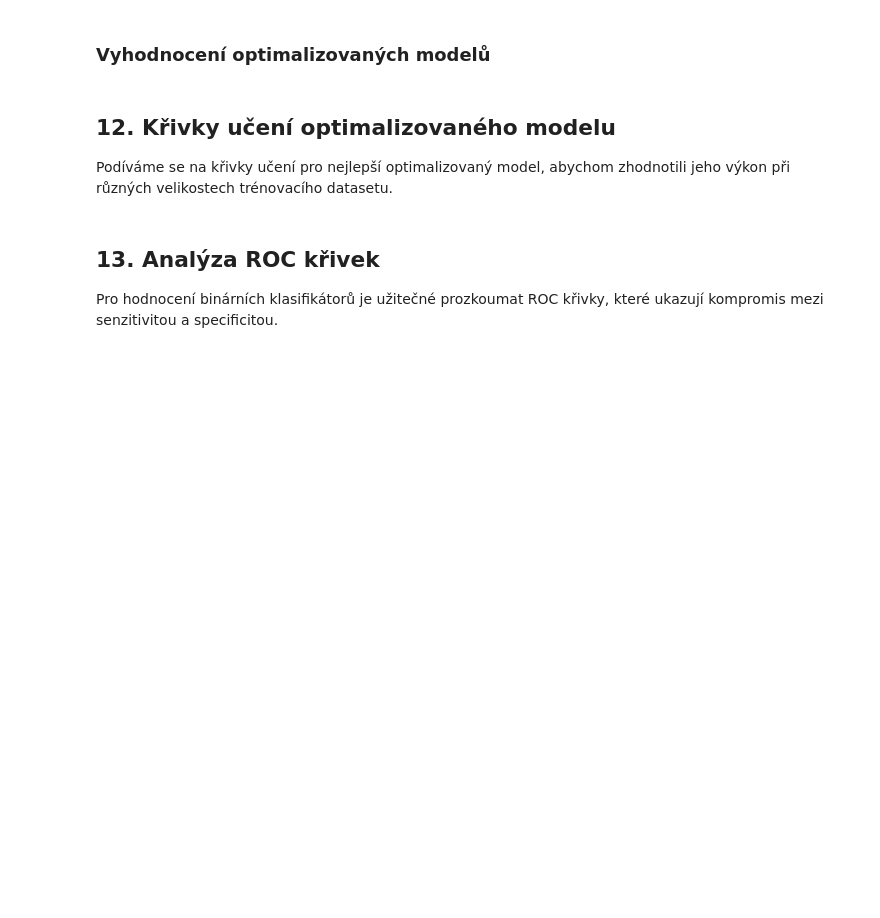
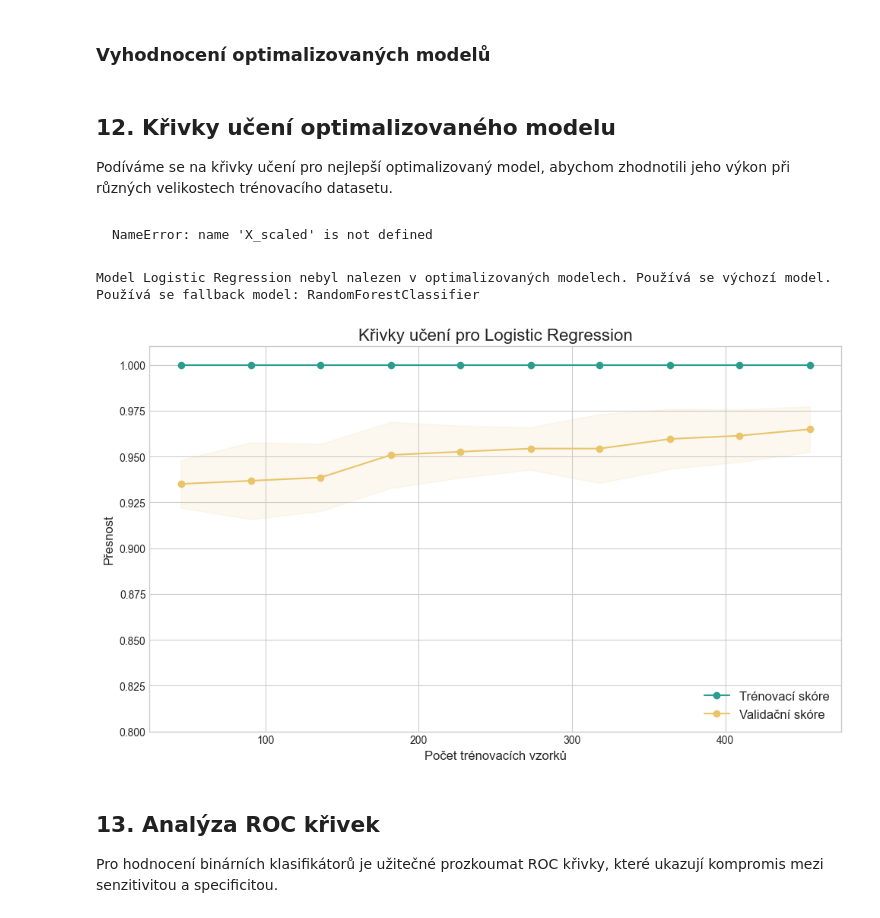
Before and after one commit to pavelklos/ai-ml, a Jupyter notebook: 9-SCIKIT-LEARN/01.05-Classification-Ensemble-Classifiers.ipynb, the cells around one changed output. Drawn from its saved outputs; the diff is of its cells as text; code cells hidden in the pictures; blank space fills up the shorter version.

````diff
--- a/9-SCIKIT-LEARN/01.05-Classification-Ensemble-Classifiers.ipynb
+++ b/9-SCIKIT-LEARN/01.05-Classification-Ensemble-Classifiers.ipynb
@@ -614,3 +925,77 @@ plt.show()
+# %% [markdown]
+```
+NameError: name 'X_scaled' is not defined
+```
+# %%
+from sklearn.preprocessing import StandardScaler
+from sklearn.model_selection import learning_curve
+import matplotlib.pyplot as plt
+import numpy as np
+
+# Sloučení trénovacích a testovacích dat pro celý dataset
+X_full = np.vstack((X_train, X_test))
+y_full = np.concatenate((y_train, y_test))
+
+# Škálování celého datasetu
+scaler = StandardScaler()
+X_scaled = scaler.fit_transform(X_full)
+y = y_full  # cílová proměnná
+
+# Výběr nejlepšího modelu
+best_model_name = best_models[0]
+best_model = optimized_models.get(best_model_name)
+
+# Bezpečnostní ošetření - fallback
+if best_model is None:
+    print(f"Model {best_model_name} nebyl nalezen v optimalizovaných modelech. Používá se výchozí model.")
+    if best_model_name == "Stacking Classifier":
+        best_model = stacking_classifier
+    elif best_model_name == "Soft Voting":
+        best_model = soft_voting
+    else:
+        # Fallback na Random Forest, pokud je vše ostatní selže
+        print("Používá se fallback model: RandomForestClassifier")
+        from sklearn.ensemble import RandomForestClassifier
+        best_model = RandomForestClassifier(random_state=42)
+        best_model.fit(X_train_scaled, y_train)
+
+# Kontrola, že model je platný
+if best_model is None:
+    raise ValueError("Není k dispozici žádný platný model pro vygenerování křivky učení.")
+
+# Generování křivek učení
+train_sizes, train_scores, test_scores = learning_curve(
+    best_model, X_scaled, y,
+    train_sizes=np.linspace(0.1, 1.0, 10),
+    cv=5,
+    scoring='accuracy',
+    n_jobs=-1
+)
+
+# Výpočet průměrů a směrodatných odchylek
+train_mean = np.mean(train_scores, axis=1)
+train_std = np.std(train_scores, axis=1)
+test_mean = np.mean(test_scores, axis=1)
+test_std = np.std(test_scores, axis=1)
+
+# Vizualizace křivek učení
+plt.figure(figsize=(10, 6))
+plt.plot(train_sizes, train_mean, 'o-', color='#2A9D8F', label='Trénovací skóre')
+plt.plot(train_sizes, test_mean, 'o-', color='#E9C46A', label='Validační skóre')
+plt.fill_between(train_sizes, train_mean - train_std, train_mean + train_std, alpha=0.1, color='#2A9D8F')
+plt.fill_between(train_sizes, test_mean - test_std, test_mean + test_std, alpha=0.1, color='#E9C46A')
+plt.xlabel('Počet trénovacích vzorků', fontsize=12)
+plt.ylabel('Přesnost', fontsize=12)
+plt.title(f'Křivky učení pro {best_model_name}', fontsize=16)
+plt.legend(loc='lower right', fontsize=12)
+plt.grid(True)
+plt.ylim(0.8, 1.01)
+plt.tight_layout()
+plt.show()
+# %% [output]
+Model Logistic Regression nebyl nalezen v optimalizovaných modelech. Používá se výchozí model.
+Používá se fallback model: RandomForestClassifier
+[figure, added]
 # %% [markdown]
 ## 13. Analýza ROC křivek
 
````
Also changed, not shown: parts of 25 cells of this notebook, 1 other file.
